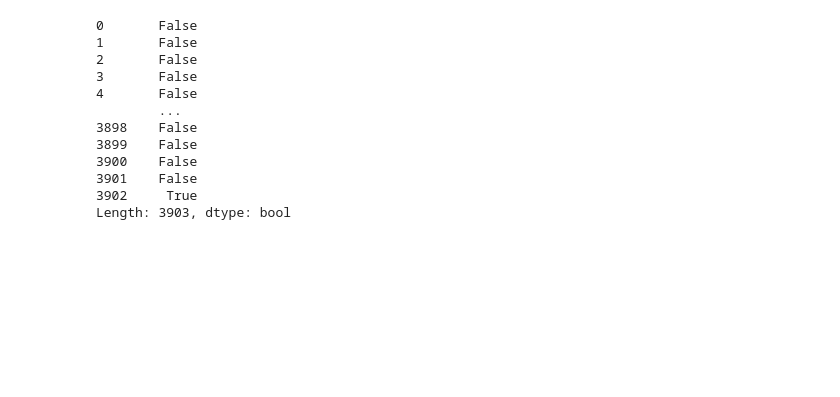
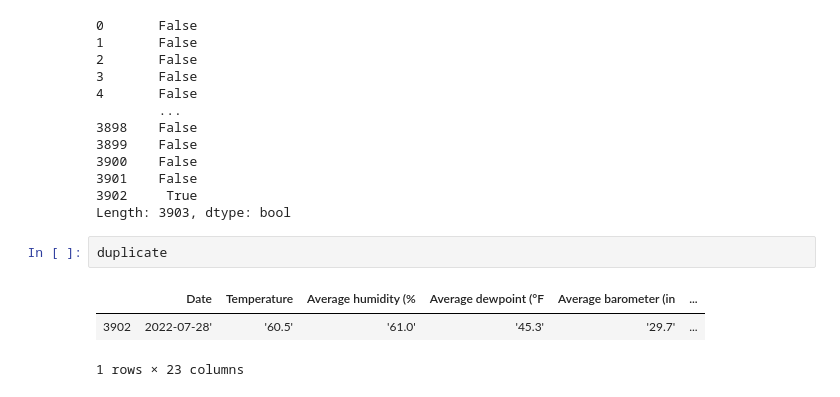
Before and after one commit to sabheen9/Weather-Prediction, a Jupyter notebook: Weather_prediction.ipynb, the cells around one changed output. Drawn from its saved outputs; the diff is of its cells as text; blank space fills up the shorter version.

```diff
--- a/Weather_prediction.ipynb
+++ b/Weather_prediction.ipynb
@@ -143,3 +143,9 @@ data.duplicated()
 3901    False
 3902     True
 Length: 3903, dtype: bool
+# %%
+duplicate
+# %% [output]
+|  | Date | Temperature | Average humidity (% | Average dewpoint (°F | Average barometer (in | ... |
+| 3902 | 2022-07-28' | '60.5' | '61.0' | '45.3' | '29.7' | ... |
+1 rows × 23 columns
```
